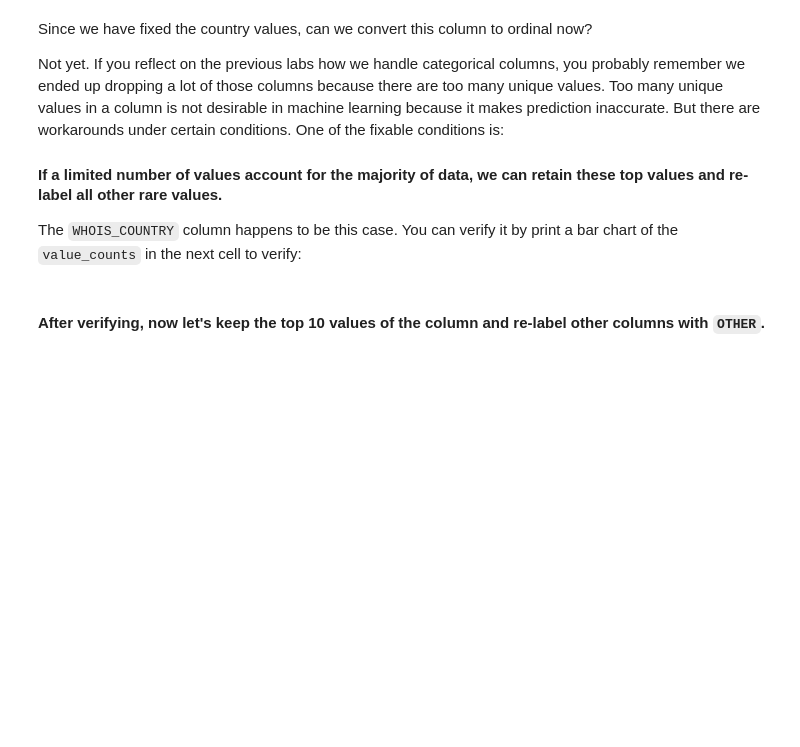
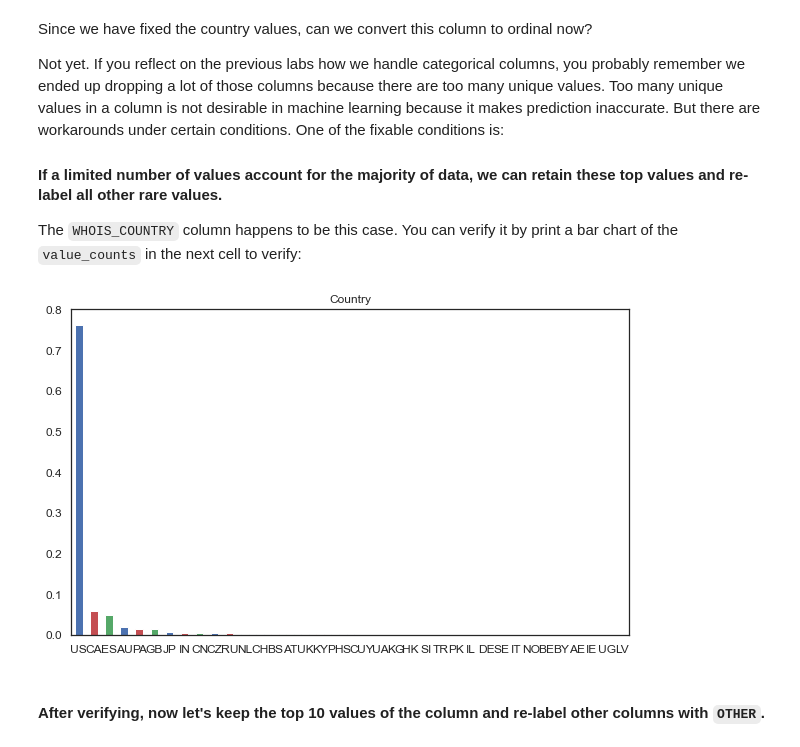
Before and after one commit to Ironhack-Data-Madrid-Mayo-2022/7.1-lab-supervised-learning, a Jupyter notebook: your-code/main.ipynb, the cells around one changed output. Saved outputs shown, nothing was run; the diff lists cells and outputs as text; code cells hidden in the pictures; blank space fills up the shorter version.

```diff
--- a/your-code/main.ipynb
+++ b/your-code/main.ipynb
@@ -143,0 +353,4 @@ How to handle string columns is always case by case. Let's start by working on `
+# %%
+websites.WHOIS_COUNTRY.replace(['Cyprus', 'us','se','United Kingdom'],['CY','US','SE','GB'],regex=True,inplace=True)
+# %%
+websites.WHOIS_COUNTRY.replace('ru','RU',inplace=True)
@@ -143,0 +373,2 @@ How to handle string columns is always case by case. Let's start by working on `
+# %%
+websites['WHOIS_COUNTRY'] = websites['WHOIS_COUNTRY'].replace(["[u'GB'; u'UK']"],'GB')
@@ -154,3 +390,12 @@ The `WHOIS_COUNTRY` column happens to be this case. You can verify it by print a
+# %%
+# Your code here
+(websites.WHOIS_COUNTRY.value_counts()/len(websites)).plot.bar(color=['b', 'r', 'g'],
+                                           figsize=(10, 6),
+                                           title='Country',
+                                           rot=0,
+                                           fontsize=12);
+# %% [output]
+[figure, added]
 # %% [markdown]
 #### After verifying, now let's keep the top 10 values of the column and re-label other columns with `OTHER`.
 # %%
```
Also changed, not shown: parts of 59 cells of this notebook.
